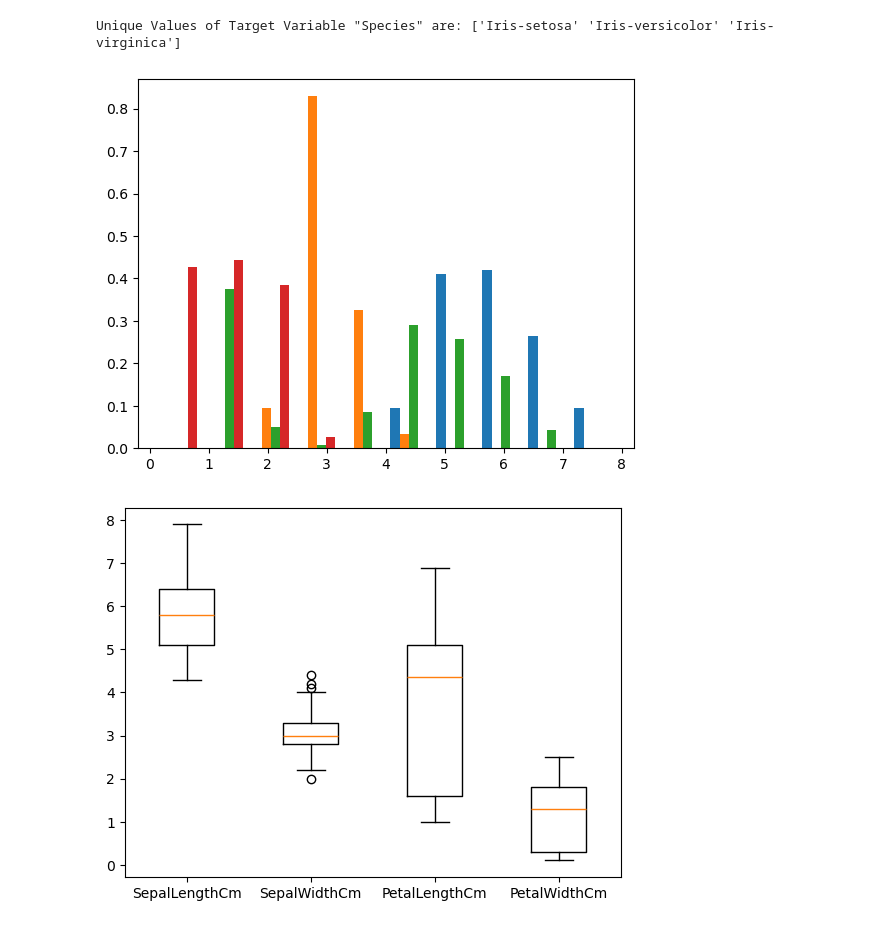
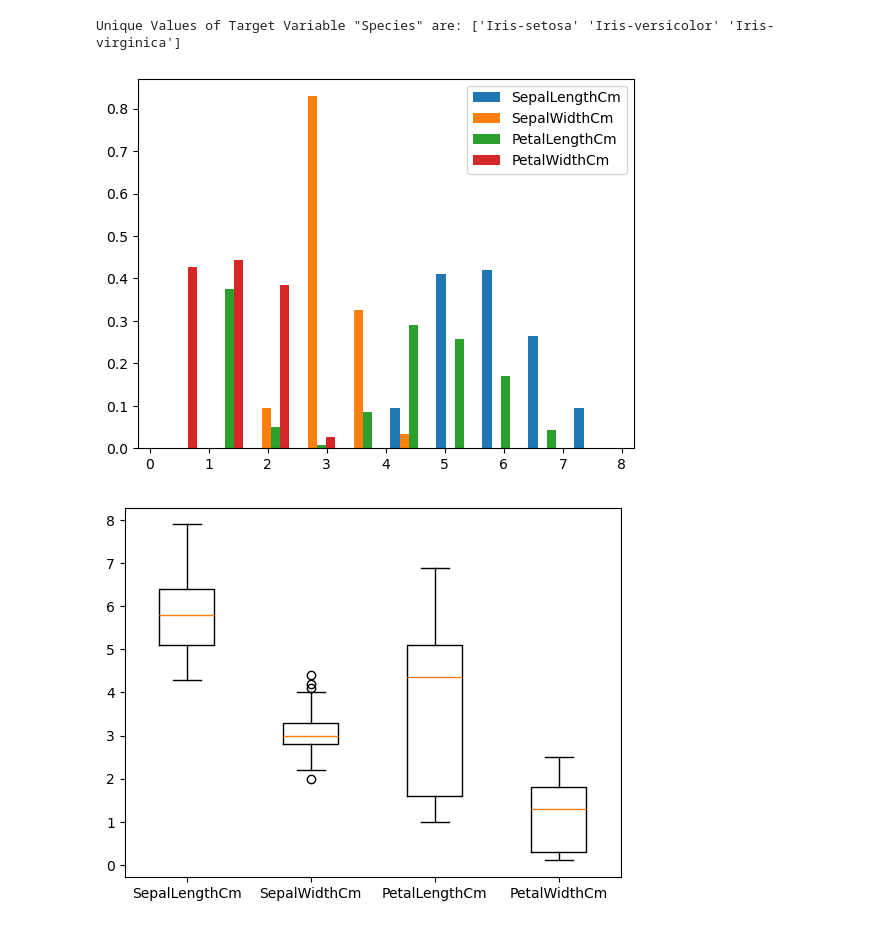
Before and after one commit to santhosh-sba24100/CA---Python_Programming, a Jupyter notebook: CA1_Python_Prog.ipynb, the cells around one changed output. Drawn from its saved outputs; the diff is of its cells as text; code cells hidden in the pictures.

```diff
--- a/CA1_Python_Prog.ipynb
+++ b/CA1_Python_Prog.ipynb
@@ -318,13 +312,15 @@ Unique Values of Target Variable "Species" are: ['Iris-setosa' 'Iris-versicolor'
 # %%
 # Histogram using matplot library
 import matplotlib.pyplot as plt
 
 df_iris_ip = df_iris[['SepalLengthCm', 'SepalWidthCm', 'PetalLengthCm', 'PetalWidthCm']]
+lab = ['SepalLengthCm', 'SepalWidthCm', 'PetalLengthCm', 'PetalWidthCm']
 
-plt.hist(df_iris_ip, density = True, histtype = 'bar')
+plt.hist(df_iris_ip, density = True, histtype = 'bar', label = lab)
+plt.legend()
 plt.show()
 # %% [output]
-[figure, old version]
+[figure, new version]
 # %%
 # Boxplots using matplot library
 
```
Also changed, not shown: parts of 3 cells of this notebook, 2 other files.
